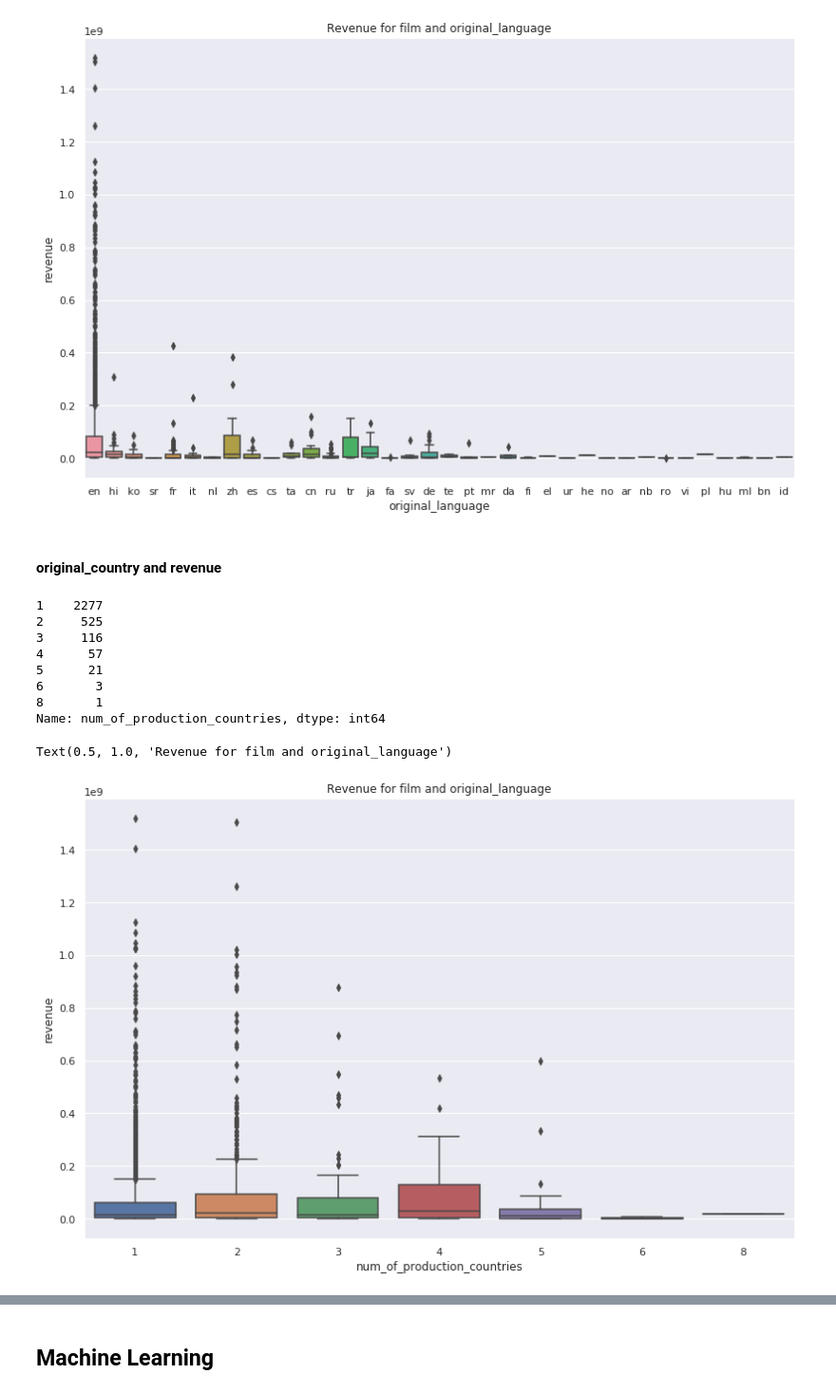
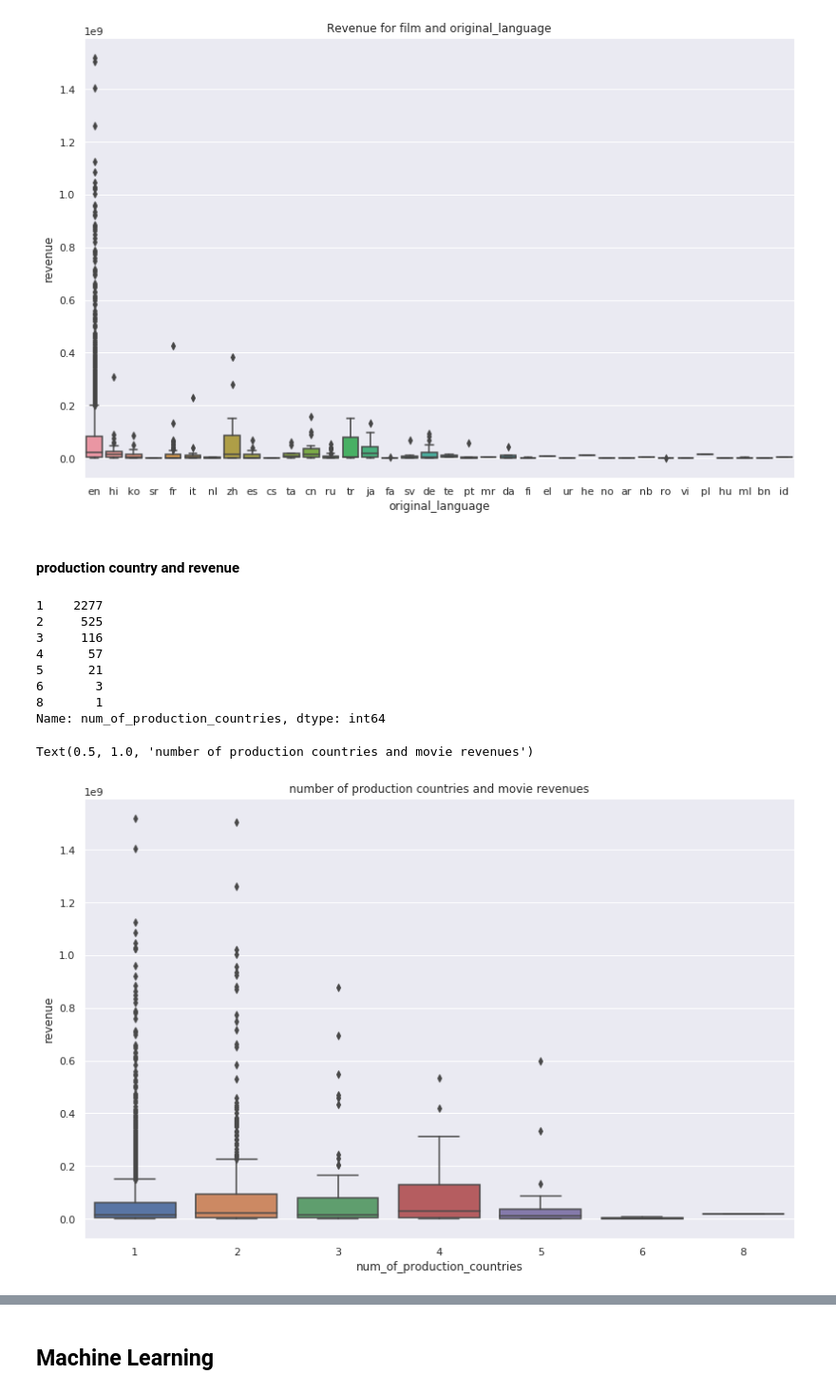
Before and after one commit to praxitelisk/TMDB-Box-Office-Prediction, a Jupyter notebook: TMDB Box Office Prediction EDA + ML.ipynb, the cells around one changed output, grey strips where cells are left out. Shown: that part at 95% size. Saved outputs shown, nothing was run; the diff lists cells and outputs as text; code cells hidden in the pictures.

```diff
--- a/TMDB Box Office Prediction EDA + ML.ipynb
+++ b/TMDB Box Office Prediction EDA + ML.ipynb
@@ -285,3 +285,16 @@ train_df["log_runtime"] = np.log1p(train_df.runtime)
 test_df["log_runtime"] = np.log1p(test_df.runtime)
 # %% [output]
 [figure]
+# %%
+from datetime import datetime
+
+
+train_df['temp'] = train_df.release_date.apply(lambda x: datetime.strptime(x, '%m/%d/%y'))
+
+train_df["month"] = train_df.temp.apply(lambda x: x.month)
+train_df["year"] = train_df.temp.apply(lambda x: x.year)
+train_df["day_of_week"] = train_df.temp.apply(lambda x: x.weekday()+1)
+
+train_df = train_df.drop(['temp'], axis=1)
+
+train_df[["release_date", "month", "year", "day_of_week"]].head()
@@ -287,0 +310,3 @@ test_df["log_runtime"] = np.log1p(test_df.runtime)
+# %%
+sns.set(rc={'figure.figsize':(12,8)})
+train_df.month.value_counts().plot.bar()
@@ -287,0 +318,3 @@ test_df["log_runtime"] = np.log1p(test_df.runtime)
+# %%
+sns.set(rc={'figure.figsize':(12,8)})
+train_df.day_of_week.value_counts().plot.bar()
@@ -287,0 +326,3 @@ test_df["log_runtime"] = np.log1p(test_df.runtime)
+# %%
+sns.set(rc={'figure.figsize':(20,8)})
+train_df.year.value_counts().plot.bar()
@@ -390,22 +434,22 @@ plt.title('Revenue for film and original_language')
 Text(0.5, 1.0, 'Revenue for film and original_language')
 [figure]
 # %% [markdown]
-#### original_country and revenue
+#### production country and revenue
 # %%
 train_df["num_of_production_countries"] = train_df.production_countries_processed.apply(len)
 print(train_df["num_of_production_countries"].value_counts())
 
 sns.set(rc={'figure.figsize':(12, 8)})
 sns.boxplot(x='num_of_production_countries', y='revenue', data=train_df)
-plt.title('Revenue for film and original_language')
+plt.title('number of production countries for a movie and revenue')
 # %% [output]
 1    2277
 2     525
 3     116
 4      57
 5      21
 6       3
 8       1
 Name: num_of_production_countries, dtype: int64
-Text(0.5, 1.0, 'Revenue for film and original_language')
+Text(0.5, 1.0, 'number of production countries and movie revenues')
-[figure, old version]
+[figure, new version]
```
Also changed, not shown: parts of 22 cells of this notebook.
